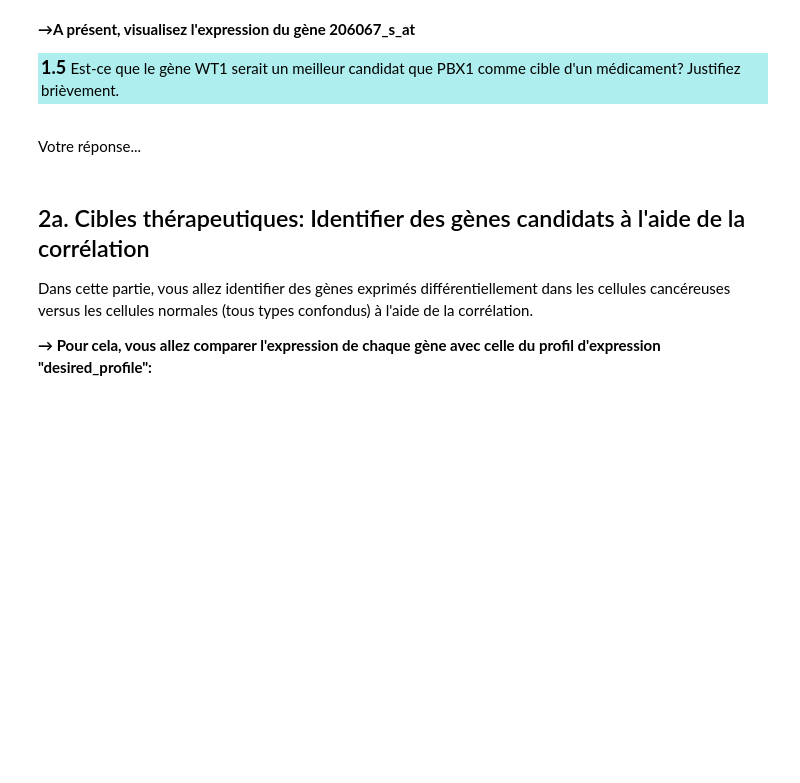
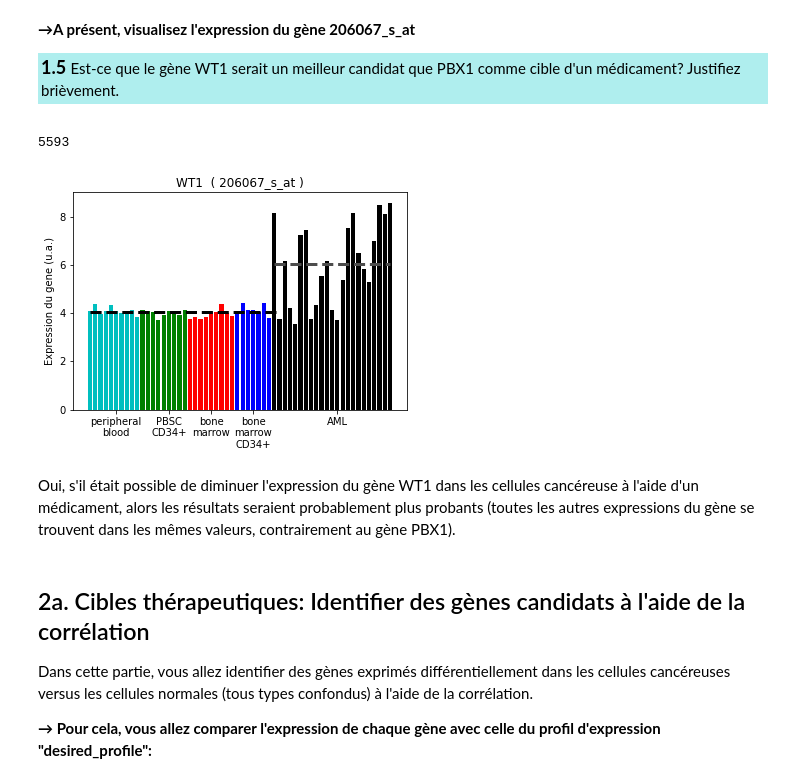
Before and after one commit to Laykel/BBC-Lab4, a Jupyter notebook: Labo-3-4_BBC-2020.ipynb, the cells around one changed output. Drawn from its saved outputs; the diff is of its cells as text; code cells hidden in the pictures; blank space fills up the shorter version.

```diff
--- a/Labo-3-4_BBC-2020.ipynb
+++ b/Labo-3-4_BBC-2020.ipynb
@@ -135,3 +175,8 @@ new_label = 'AML'
+# %%
+new_label = 'AML'
+
+for l in leukemia_list:
+    id_cond[l] = new_label
 # %% [markdown]
 <b>→ Les préparatifs sont presque prêts: divisez votre set de données en "train" et "test" sets, afin de pouvoir valider la performance de vos prédictions par la suite.</b>
 # %%
@@ -238,8 +297,15 @@ Votre réponse...
 <p style="background-color:#AFEEEE;padding:3px"><font size="4"><b>1.5 </b></font>
 Est-ce que le gène WT1 serait un meilleur candidat que PBX1 comme cible d'un médicament? Justifiez brièvement.
 <p>
-# %% [markdown]
-Votre réponse...
+# %%
+# gene of interest
+gene = '206067_s_at'
+plot_gene_expression_across_conditions(data,gene,cell_type,colors_cell_type)
+# %% [output]
+5593
+[figure, added]
+# %% [markdown]
+Oui, s'il était possible de diminuer l'expression du gène WT1 dans les cellules cancéreuse à l'aide d'un médicament, alors les résultats seraient probablement plus probants (toutes les autres expressions du gène se trouvent dans les mêmes valeurs, contrairement au gène PBX1).
 # %% [markdown]
 ## 2a. Cibles thérapeutiques: Identifier des gènes candidats à l'aide de la corrélation
 
```
Also changed, not shown: parts of 26 cells of this notebook.
